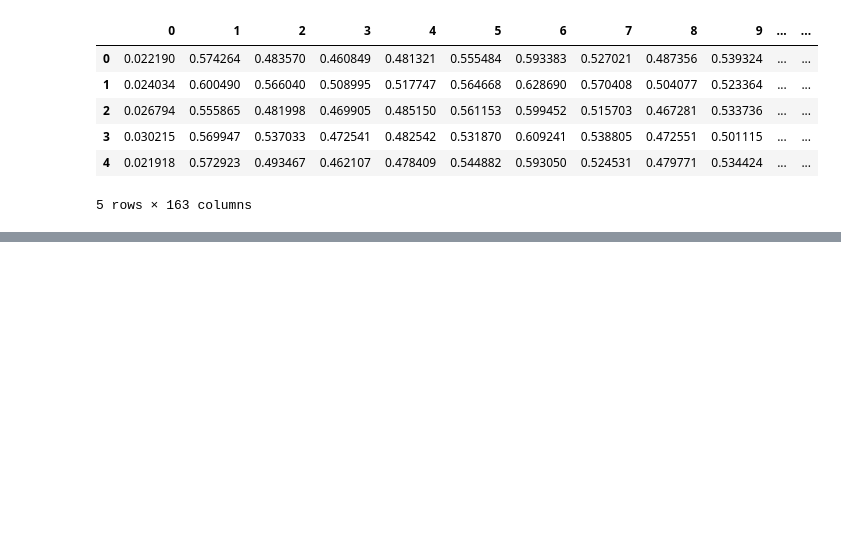
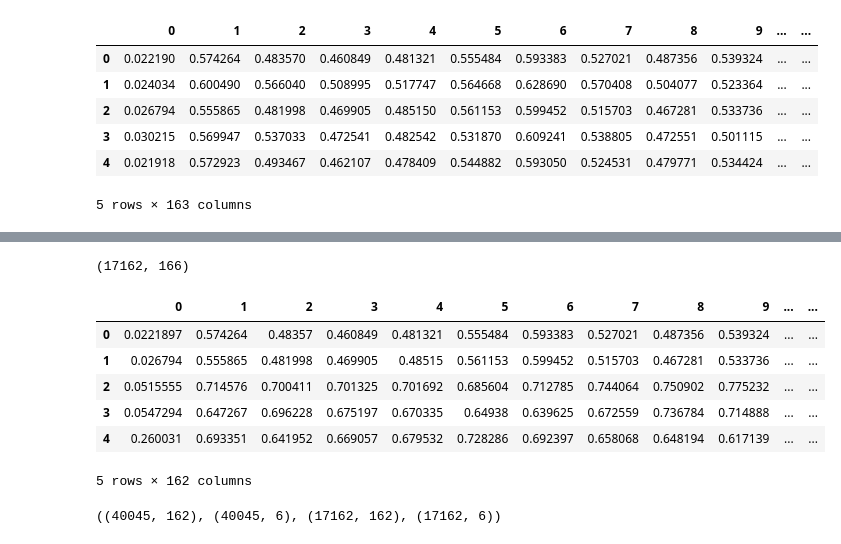
Before and after one commit to caronarthur/ai-motion, a Jupyter notebook: notebooks/mateo_neural_network.ipynb, the cells around one changed output, grey strips where cells are left out. Drawn from its saved outputs; the diff is of its cells as text; code cells hidden in the pictures; blank space fills up the shorter version.

```diff
--- a/notebooks/mateo_neural_network.ipynb
+++ b/notebooks/mateo_neural_network.ipynb
@@ -237,0 +207,2 @@ import numpy as np
+# %%
+X["observation"]=Features["observation"]
@@ -237,0 +211,2 @@ import numpy as np
+# %%
+test_raph= pd.read_csv("../speech_emotion_reco/data/df_test.csv")
@@ -237,0 +224,3 @@ import numpy as np
+# %%
+X_test= test_raph.merge(X, on="observation", how="left")
+X_train= train_raph.merge(X, on="observation", how="left")
@@ -237,0 +239,4 @@ import numpy as np
+# %%
+X_test.shape
+# %% [output]
+(17162, 166)
@@ -237,0 +246,13 @@ import numpy as np
+# %%
+X_test=X_test.drop(columns=["observation","path","emotion", 162])
+X_train=X_train.drop(columns=["observation","path","emotion", 162])
+# %%
+X_test.head()
+# %% [output]
+|  | 0 | 1 | 2 | 3 | 4 | 5 | 6 | 7 | 8 | 9 | ... | ... |
+| 0 | 0.0221897 | 0.574264 | 0.48357 | 0.460849 | 0.481321 | 0.555484 | 0.593383 | 0.527021 | 0.487356 | 0.539324 | ... | ... |
+| 1 | 0.026794 | 0.555865 | 0.481998 | 0.469905 | 0.48515 | 0.561153 | 0.599452 | 0.515703 | 0.467281 | 0.533736 | ... | ... |
+| 2 | 0.0515555 | 0.714576 | 0.700411 | 0.701325 | 0.701692 | 0.685604 | 0.712785 | 0.744064 | 0.750902 | 0.775232 | ... | ... |
+| 3 | 0.0547294 | 0.647267 | 0.696228 | 0.675197 | 0.670335 | 0.64938 | 0.639625 | 0.672559 | 0.736784 | 0.714888 | ... | ... |
+| 4 | 0.260031 | 0.693351 | 0.641952 | 0.669057 | 0.679532 | 0.728286 | 0.692397 | 0.658068 | 0.648194 | 0.617139 | ... | ... |
+5 rows × 162 columns
@@ -237,0 +264,7 @@ import numpy as np
+# %%
+scaler = StandardScaler()
+X_train = scaler.fit_transform(X_train)
+X_test = scaler.transform(X_test)
+X_train.shape, Y_train.shape, X_test.shape, Y_test.shape
+# %% [output]
+((40045, 162), (40045, 6), (17162, 162), (17162, 6))
```
Also changed, not shown: parts of 55 cells of this notebook, 3 other files.
